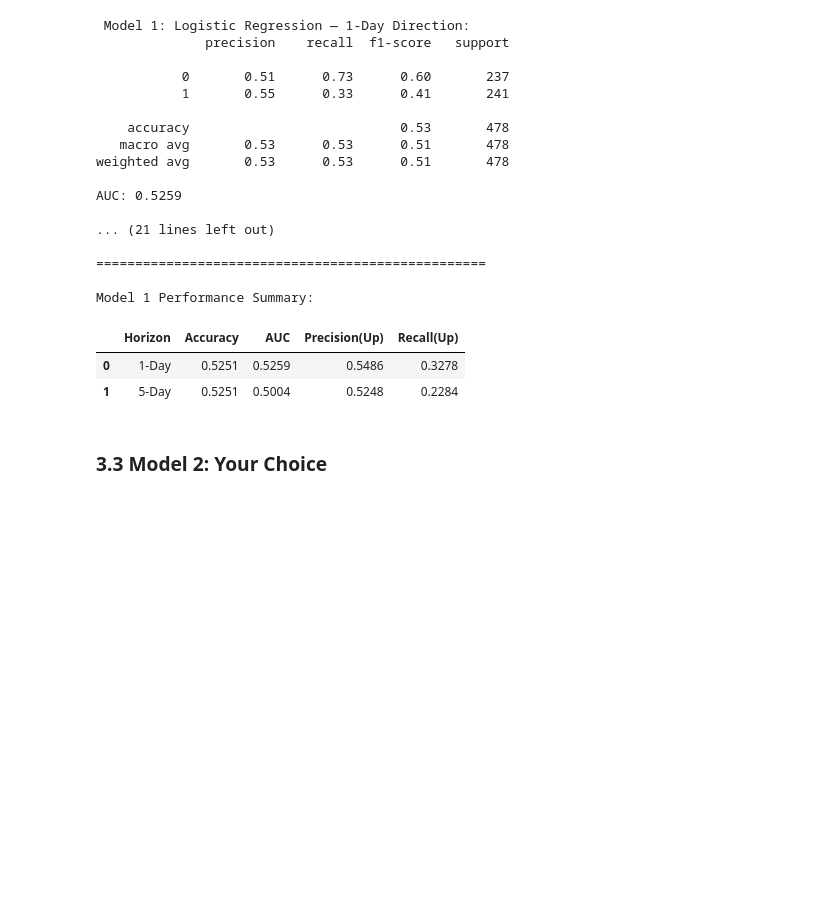
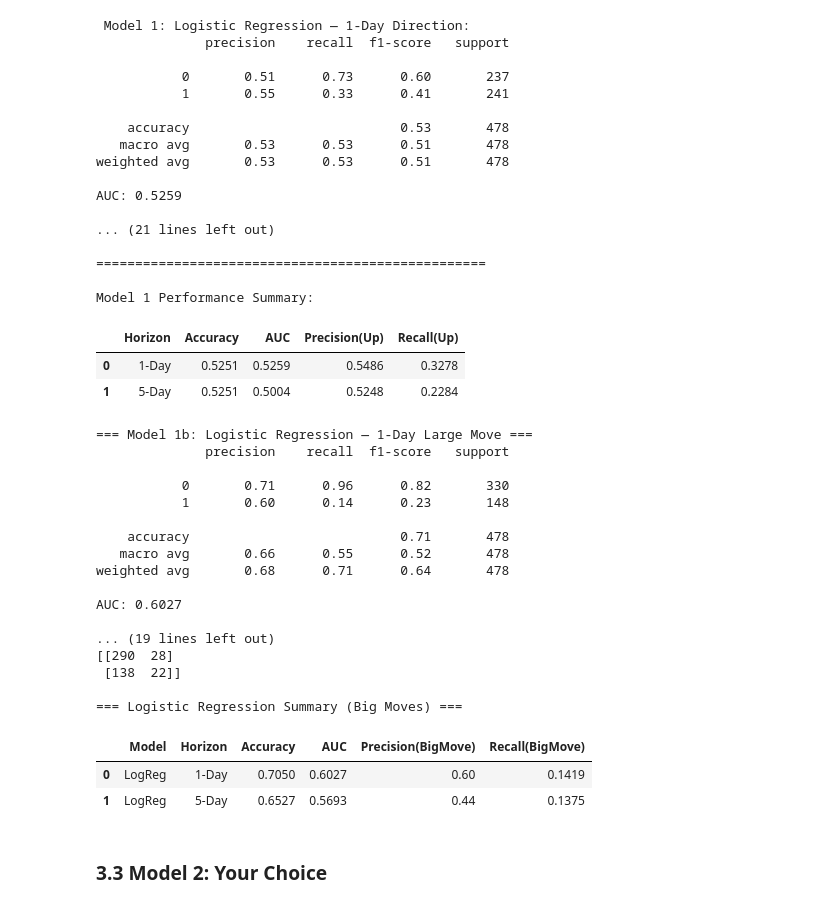
Before and after one commit to aahan-rd/ECON3916-Statistical-Machine-Learnin, a Jupyter notebook: Economics Final Project/3916-final-project-check-point.ipynb, the cells around one changed output. Drawn from its saved outputs; the diff is of its cells as text; code cells hidden in the pictures; blank space fills up the shorter version.

```diff
--- a/Economics Final Project/3916-final-project-check-point.ipynb
+++ b/Economics Final Project/3916-final-project-check-point.ipynb
@@ -510,6 +597,78 @@ Model 1 Performance Summary:
 |  | Horizon | Accuracy | AUC | Precision(Up) | Recall(Up) |
 | 0 | 1-Day | 0.5251 | 0.5259 | 0.5486 | 0.3278 |
 | 1 | 5-Day | 0.5251 | 0.5004 | 0.5248 | 0.2284 |
+# %%
+# Part 3.2b — Model 1 Refit: Logistic Regression (with scaling)
+
+from sklearn.pipeline import Pipeline
+from sklearn.preprocessing import StandardScaler
+from sklearn.linear_model import LogisticRegression
+from sklearn.metrics import classification_report, confusion_matrix, roc_auc_score, accuracy_score, precision_score, recall_score
+import pandas as pd
+
+logreg_pipe = Pipeline([
+    ("scaler", StandardScaler()),
+    ("clf", LogisticRegression(random_state=42, max_iter=2000))
+])
+
+# 1-Day big move
+logreg_pipe.fit(X_train, y_train_1d)
+pred_lr_1d = logreg_pipe.predict(X_test)
+prob_lr_1d = logreg_pipe.predict_proba(X_test)[:, 1]
+auc_lr_1d = roc_auc_score(y_test_1d, prob_lr_1d)
+
+print("=== Model 1b: Logistic Regression — 1-Day Large Move ===")
+print(classification_report(y_test_1d, pred_lr_1d))
+print(f"AUC: {auc_lr_1d:.4f}\n")
+print("Confusion Matrix:")
+print(confusion_matrix(y_test_1d, pred_lr_1d))
+print("\n" + "="*60 + "\n")
+
+# 5-Day big move
+logreg_pipe.fit(X_train, y_train_5d)
+pred_lr_5d = logreg_pipe.predict(X_test)
+prob_lr_5d = logreg_pipe.predict_proba(X_test)[:, 1]
+auc_lr_5d = roc_auc_score(y_test_5d, prob_lr_5d)
+
+print("=== Model 1b: Logistic Regression — 5-Day Large Move ===")
+print(classification_report(y_test_5d, pred_lr_5d))
+print(f"AUC: {auc_lr_5d:.4f}\n")
+print("Confusion Matrix:")
+print(confusion_matrix(y_test_5d, pred_lr_5d))
+
+# Summary
+lr_summary = pd.DataFrame({
+    "Model": ["LogReg", "LogReg"],
+    "Horizon": ["1-Day", "5-Day"],
+    "Accuracy": [accuracy_score(y_test_1d, pred_lr_1d), accuracy_score(y_test_5d, pred_lr_5d)],
+    "AUC": [auc_lr_1d, auc_lr_5d],
+    "Precision(BigMove)": [precision_score(y_test_1d, pred_lr_1d), precision_score(y_test_5d, pred_lr_5d)],
+    "Recall(BigMove)": [recall_score(y_test_1d, pred_lr_1d), recall_score(y_test_5d, pred_lr_5d)]
+}).round(4)
+
+print("\n=== Logistic Regression Summary (Big Moves) ===")
+display(lr_summary)
+# %% [output]
+=== Model 1b: Logistic Regression — 1-Day Large Move ===
+              precision    recall  f1-score   support
+
+           0       0.71      0.96      0.82       330
+           1       0.60      0.14      0.23       148
+
+    accuracy                           0.71       478
+   macro avg       0.66      0.55      0.52       478
+weighted avg       0.68      0.71      0.64       478
+
+AUC: 0.6027
+
+... (19 lines left out)
+[[290  28]
+ [138  22]]
+
+=== Logistic Regression Summary (Big Moves) ===
+|  | Model | Horizon | Accuracy | AUC | Precision(BigMove) | Recall(BigMove) |
+| 0 | LogReg | 1-Day | 0.7050 | 0.6027 | 0.60 | 0.1419 |
+| 1 | LogReg | 5-Day | 0.6527 | 0.5693 | 0.44 | 0.1375 |
 # %% [markdown]
 ### 3.3 Model 2: Your Choice
 # %%
```
Also changed, not shown: parts of 5 cells of this notebook.
